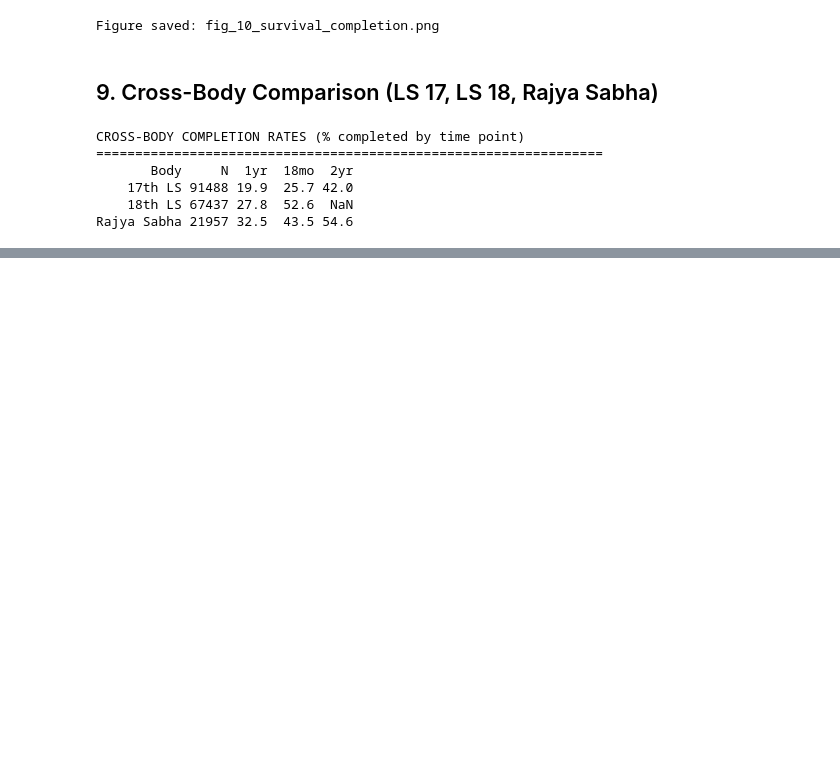
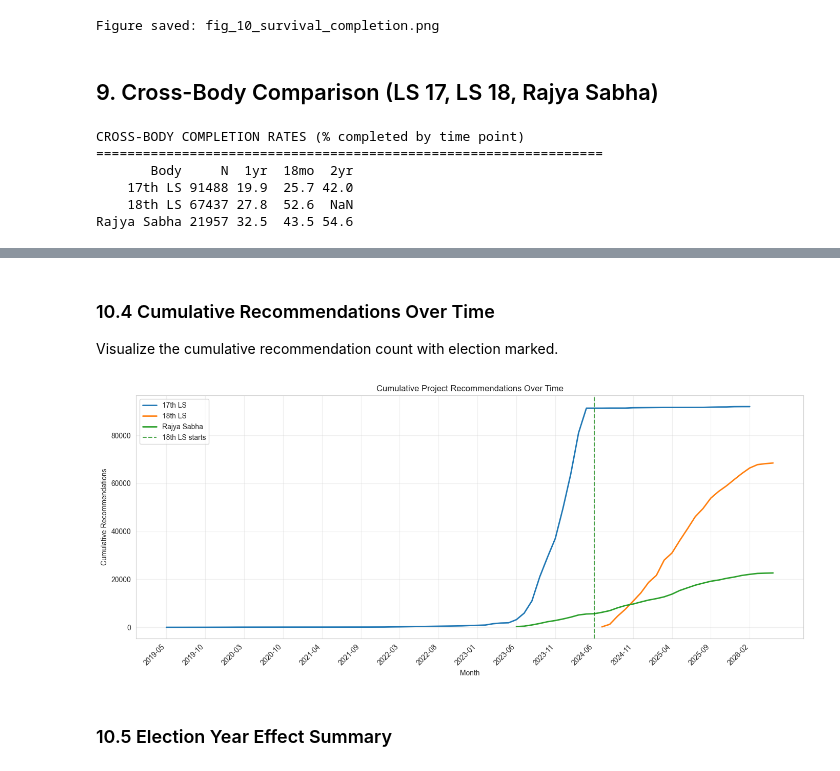
Before and after one commit to in-rolls/mplads, a Jupyter notebook: analysis/03_project_analysis.ipynb, the cells around one changed output, grey strips where cells are left out. Cells and saved outputs as stored; diff of their text form; code cells hidden in the pictures; blank space fills up the shorter version.

```diff
--- a/analysis/03_project_analysis.ipynb
+++ b/analysis/03_project_analysis.ipynb
@@ -851,0 +1130,40 @@ Rajya Sabha 21957 32.5  43.5 54.6
+# %% [markdown]
+### 10.4 Cumulative Recommendations Over Time
+
+Visualize the cumulative recommendation count with election marked.
+# %%
+fig, ax = plt.subplots(figsize=(14, 6))
+
+for body, color, label in [('17th LS', COLORS[0], '17th LS'), ('18th LS', COLORS[1], '18th LS'), ('RS', COLORS[2], 'Rajya Sabha')]:
+    body_data = all_rec[all_rec['body'] == body].copy()
+    if len(body_data) == 0:
+        continue
+    body_data = body_data.sort_values('month')
+    body_data['cumulative'] = body_data['recommendations'].cumsum()
+    x_positions = [month_to_idx[m] for m in body_data['month']]
+    ax.plot(x_positions, body_data['cumulative'], label=label, color=color, linewidth=2)
+
+for em in election_months:
+    if em in month_labels:
+        idx = month_labels.index(em)
+        ax.axvspan(idx - 0.5, idx + 0.5, alpha=0.15, color='red')
+if '2024-06' in month_labels:
+    idx = month_labels.index('2024-06')
+    ax.axvline(x=idx, color='green', linestyle='--', alpha=0.7, label='18th LS starts')
+
+ax.set_ylabel('Cumulative Recommendations')
+ax.set_xlabel('Month')
+ax.set_title('Cumulative Project Recommendations Over Time')
+ax.legend(loc='upper left')
+ax.grid(True, alpha=0.3)
+
+step = max(1, len(month_labels) // 15)
+ax.set_xticks(range(0, len(month_labels), step))
+ax.set_xticklabels([month_labels[i] for i in range(0, len(month_labels), step)], rotation=45, ha='right')
+
+plt.tight_layout()
+plt.show()
+# %% [output]
+[figure, added]
+# %% [markdown]
+### 10.5 Election Year Effect Summary
```
Also changed, not shown: parts of 12 cells of this notebook, 3 other files.
